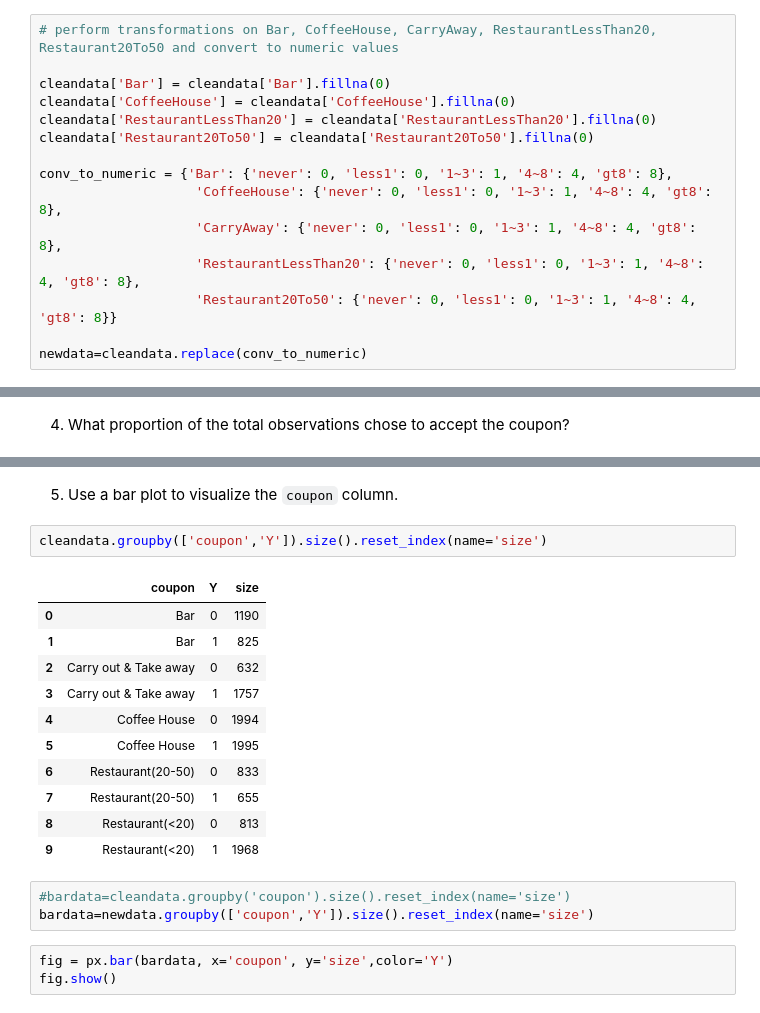
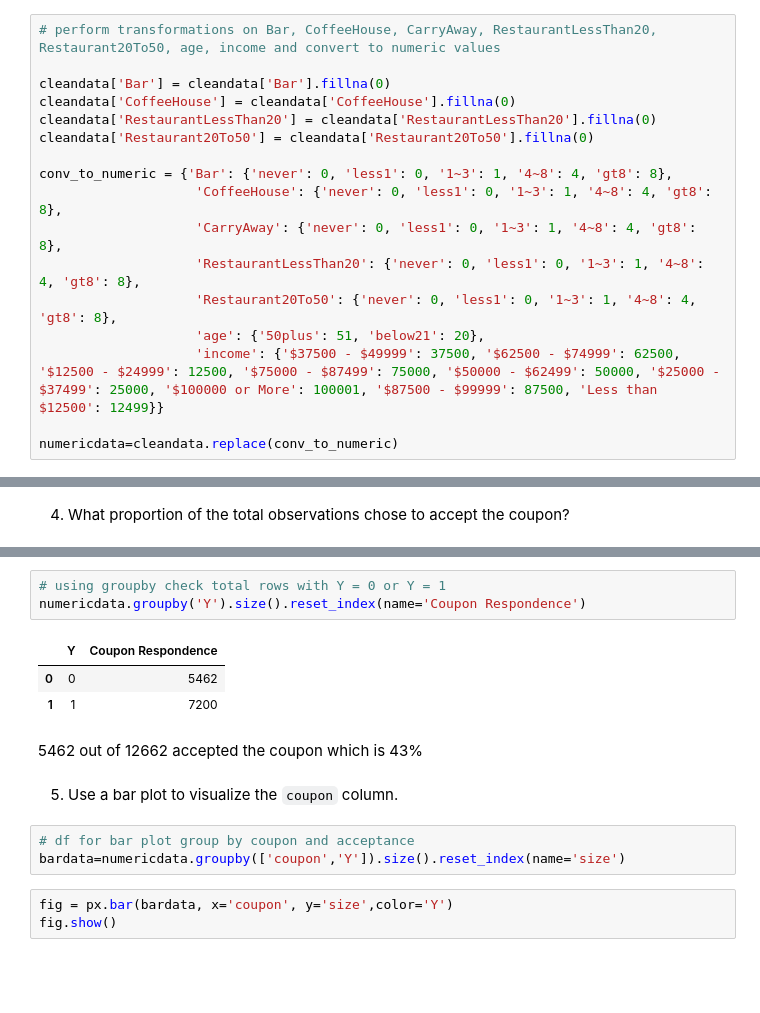
Before and after one commit to cdungca/ucb-ml-ai, a Jupyter notebook: assignment_5_1_starter/prompt.ipynb, the cells around one changed output, grey strips where cells are left out. Cells and saved outputs as stored; diff of their text form; blank space fills up the shorter version.

```diff
--- a/assignment_5_1_starter/prompt.ipynb
+++ b/assignment_5_1_starter/prompt.ipynb
@@ -182,5 +175,5 @@ cleandata = cleandata.query("car != 'do not drive'")
 # %%
-# perform transformations on Bar, CoffeeHouse, CarryAway, RestaurantLessThan20, Restaurant20To50 and convert to numeric values
+# perform transformations on Bar, CoffeeHouse, CarryAway, RestaurantLessThan20, Restaurant20To50, age, income and convert to numeric values
 
 cleandata['Bar'] = cleandata['Bar'].fillna(0)
 cleandata['CoffeeHouse'] = cleandata['CoffeeHouse'].fillna(0)
@@ -191,6 +184,8 @@ conv_to_numeric = {'Bar': {'never': 0, 'less1': 0, '1~3': 1, '4~8': 4, 'gt8': 8}
                     'CoffeeHouse': {'never': 0, 'less1': 0, '1~3': 1, '4~8': 4, 'gt8': 8},
                     'CarryAway': {'never': 0, 'less1': 0, '1~3': 1, '4~8': 4, 'gt8': 8},
                     'RestaurantLessThan20': {'never': 0, 'less1': 0, '1~3': 1, '4~8': 4, 'gt8': 8},
-                    'Restaurant20To50': {'never': 0, 'less1': 0, '1~3': 1, '4~8': 4, 'gt8': 8}}
+                    'Restaurant20To50': {'never': 0, 'less1': 0, '1~3': 1, '4~8': 4, 'gt8': 8},
+                    'age': {'50plus': 51, 'below21': 20},
+                    'income': {'$37500 - $49999': 37500, '$62500 - $74999': 62500, '$12500 - $24999': 12500, '$75000 - $87499': 75000, '$50000 - $62499': 50000, '$25000 - $37499': 25000, '$100000 or More': 100001, '$87500 - $99999': 87500, 'Less than $12500': 12499}}
 
-newdata=cleandata.replace(conv_to_numeric)
+numericdata=cleandata.replace(conv_to_numeric)
@@ -232,22 +200,17 @@ cleandata
+# %%
+# using groupby check total rows with Y = 0 or Y = 1
+numericdata.groupby('Y').size().reset_index(name='Coupon Respondence')
+# %% [output]
+|  | Y | Coupon Respondence |
+| 0 | 0 | 5462 |
+| 1 | 1 | 7200 |
+# %% [markdown]
+5462 out of 12662 accepted the coupon which is 43%
 # %% [markdown]
 5. Use a bar plot to visualize the `coupon` column.
 # %%
-cleandata.groupby(['coupon','Y']).size().reset_index(name='size')
+# df for bar plot group by coupon and acceptance
+bardata=numericdata.groupby(['coupon','Y']).size().reset_index(name='size')
-# %% [output]
-|  | coupon | Y | size |
-| 0 | Bar | 0 | 1190 |
-| 1 | Bar | 1 | 825 |
-| 2 | Carry out & Take away | 0 | 632 |
-| 3 | Carry out & Take away | 1 | 1757 |
-| 4 | Coffee House | 0 | 1994 |
-| 5 | Coffee House | 1 | 1995 |
-| 6 | Restaurant(20-50) | 0 | 833 |
-| 7 | Restaurant(20-50) | 1 | 655 |
-| 8 | Restaurant(<20) | 0 | 813 |
-| 9 | Restaurant(<20) | 1 | 1968 |
-# %%
-#bardata=cleandata.groupby('coupon').size().reset_index(name='size')
-bardata=newdata.groupby(['coupon','Y']).size().reset_index(name='size')
 # %%
 fig = px.bar(bardata, x='coupon', y='size',color='Y')
 fig.show()
```
Also changed, not shown: parts of 59 cells of this notebook, 9 other files.
